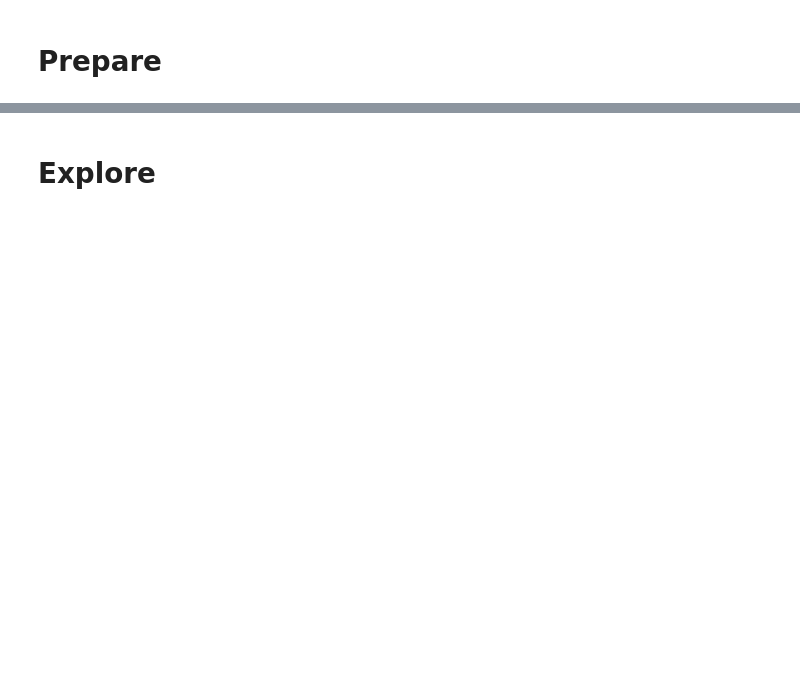
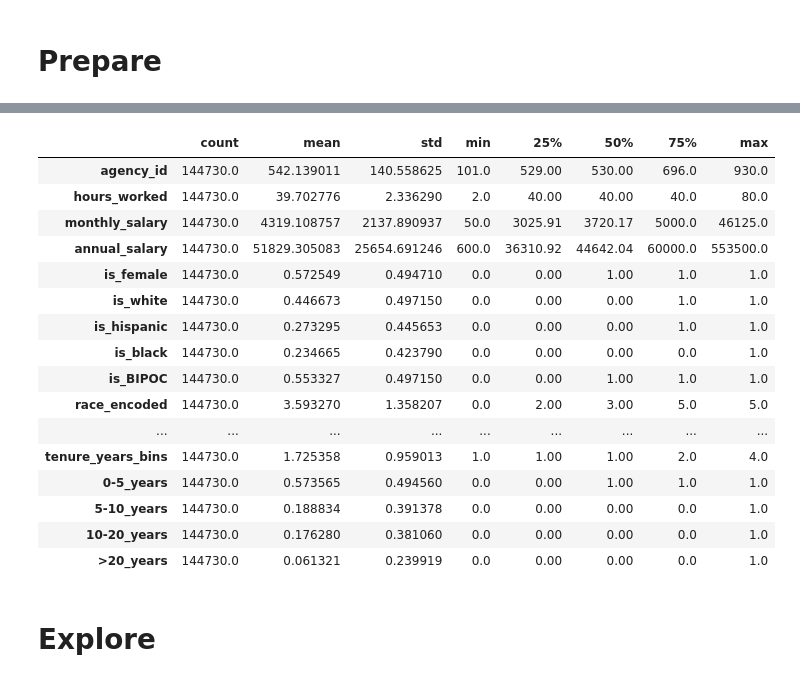
Before and after one commit to Texas-Government-Employee-Salaries/Predicting-Salaries, a Jupyter notebook: cm_notebook.ipynb, the cells around one changed output, grey strips where cells are left out. Saved outputs shown, nothing was run; the diff lists cells and outputs as text; code cells hidden in the pictures; blank space fills up the shorter version.

```diff
--- a/cm_notebook.ipynb
+++ b/cm_notebook.ipynb
@@ -46,3 +119,23 @@ df.head()
+# %%
+df.describe().T
+# %% [output]
+|  | count | mean | std | min | 25% | 50% | 75% | max |
+| agency_id | 144730.0 | 542.139011 | 140.558625 | 101.0 | 529.00 | 530.00 | 696.0 | 930.0 |
+| hours_worked | 144730.0 | 39.702776 | 2.336290 | 2.0 | 40.00 | 40.00 | 40.0 | 80.0 |
+| monthly_salary | 144730.0 | 4319.108757 | 2137.890937 | 50.0 | 3025.91 | 3720.17 | 5000.0 | 46125.0 |
+| annual_salary | 144730.0 | 51829.305083 | 25654.691246 | 600.0 | 36310.92 | 44642.04 | 60000.0 | 553500.0 |
+| is_female | 144730.0 | 0.572549 | 0.494710 | 0.0 | 0.00 | 1.00 | 1.0 | 1.0 |
+| is_white | 144730.0 | 0.446673 | 0.497150 | 0.0 | 0.00 | 0.00 | 1.0 | 1.0 |
+| is_hispanic | 144730.0 | 0.273295 | 0.445653 | 0.0 | 0.00 | 0.00 | 1.0 | 1.0 |
+| is_black | 144730.0 | 0.234665 | 0.423790 | 0.0 | 0.00 | 0.00 | 0.0 | 1.0 |
+| is_BIPOC | 144730.0 | 0.553327 | 0.497150 | 0.0 | 0.00 | 1.00 | 1.0 | 1.0 |
+| race_encoded | 144730.0 | 3.593270 | 1.358207 | 0.0 | 2.00 | 3.00 | 5.0 | 5.0 |
+| ... | ... | ... | ... | ... | ... | ... | ... | ... |
+| tenure_years_bins | 144730.0 | 1.725358 | 0.959013 | 1.0 | 1.00 | 1.00 | 2.0 | 4.0 |
+| 0-5_years | 144730.0 | 0.573565 | 0.494560 | 0.0 | 0.00 | 1.00 | 1.0 | 1.0 |
+| 5-10_years | 144730.0 | 0.188834 | 0.391378 | 0.0 | 0.00 | 0.00 | 0.0 | 1.0 |
+| 10-20_years | 144730.0 | 0.176280 | 0.381060 | 0.0 | 0.00 | 0.00 | 0.0 | 1.0 |
+| >20_years | 144730.0 | 0.061321 | 0.239919 | 0.0 | 0.00 | 0.00 | 0.0 | 1.0 |
 # %% [markdown]
 # Explore
 # %%
```
Also changed, not shown: parts of 15 cells of this notebook, 1 other file.
